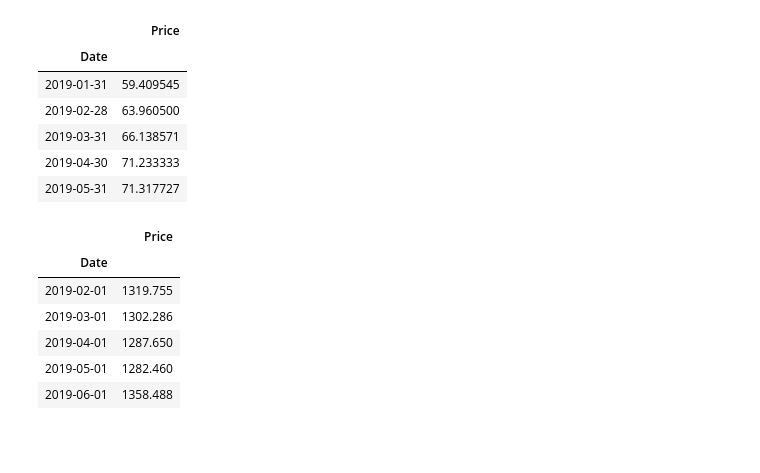
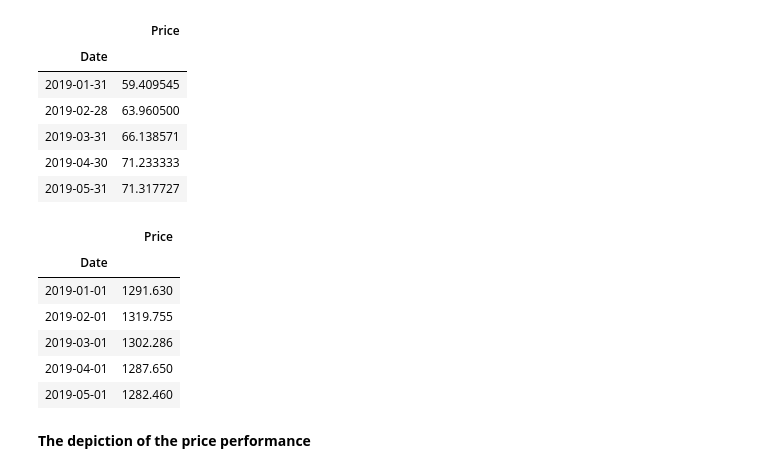
Before and after one commit to kirill50/probabilities-and-math_statistics, a Jupyter notebook: course_project.ipynb, the cells around one changed output. Cells and saved outputs as stored; diff of their text form; code cells hidden in the pictures; blank space fills up the shorter version.

```diff
--- a/course_project.ipynb
+++ b/course_project.ipynb
@@ -51,13 +70,15 @@ oil.tail()
 # %%
 gold = pd.read_csv("../Desktop/Курсовой проект статистика/gold_monthly.csv", delimiter = ',',
                   parse_dates = ['Date'], index_col = 'Date')
-gold = gold [datetime(2015,10,1):datetime(2019,6,1)]
+gold = gold [datetime(2015,10,1):datetime(2019,5,31)]
 gold.tail()
 # %% [output]
 |  | Price |
 | Date |  |
+| 2019-01-01 | 1291.630 |
 | 2019-02-01 | 1319.755 |
 | 2019-03-01 | 1302.286 |
 | 2019-04-01 | 1287.650 |
 | 2019-05-01 | 1282.460 |
-| 2019-06-01 | 1358.488 |
+# %% [markdown]
+**The depiction of the price performance**
```
Also changed, not shown: parts of 42 cells of this notebook.
